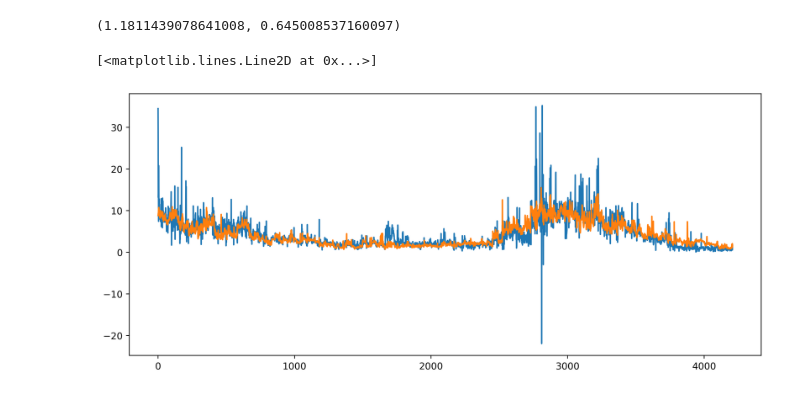
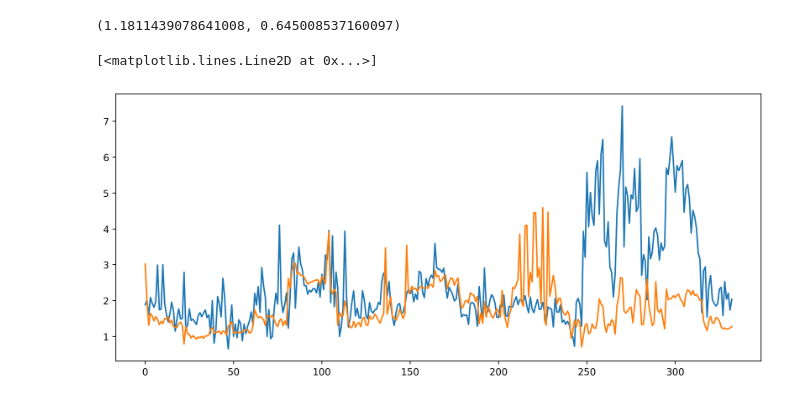
Before and after one commit to saadzia10/PIAE-SDE, a Jupyter notebook: pivae_sde/PIVAE.ipynb, the cells around one changed output. Saved outputs shown, nothing was run; the diff lists cells and outputs as text; code cells hidden in the pictures.

```diff
--- a/pivae_sde/PIVAE.ipynb
+++ b/pivae_sde/PIVAE.ipynb
@@ -24,0 +44,8 @@ True
+# %%
+timestamp = datetime.datetime.now()
+timestamp = f"{timestamp.year}-{timestamp.month}-{timestamp.day}_{timestamp.hour}-{timestamp.minute}-{timestamp.second}-{timestamp.microsecond}"
+
+save_dir = Path(timestamp)
+if save_dir.exists():
+    raise f"Directory exists: {save_dir.as_posix()}"
+os.makedirs(save_dir.as_posix())
@@ -437,0 +579,2 @@ array([34.50799942, 27.34799957, 13.16499996, ...,  1.22880006,
+# %%
+mask = (test_data["DateTime"].dt.month == 1).values
@@ -454,6 +596,6 @@ rfr.fit(X_train, NEE_train)
 # %% [output]
 RandomForestRegressor(n_jobs=-1, random_state=42)
 # %%
-preds = rfr.predict(X_test)
-gt = NEE_test
+preds_rfr = rfr.predict(X_test)
+gt_rfr = NEE_test.values
 # %%
@@ -461,9 +603,12 @@ mean_absolute_error(gt, preds), r2_score(gt, preds)
 # %% [output]
 (1.1811439078641008, 0.645008537160097)
+# %%
+gt_rfr_vis = gt_rfr[mask]
+preds_rfr_vis = preds_rfr[mask]
 # %%
 fig, ax = plt.subplots(figsize=(12, 5), dpi=400)
-plt.plot(gt)
-plt.plot(preds)
+plt.plot(gt_rfr_vis)
+plt.plot(preds_rfr_vis)
 # %% [output]
 [<matplotlib.lines.Line2D at 0x...>]
-[figure, old version]
+[figure, new version]
```
Also changed, not shown: parts of 39 cells of this notebook.
